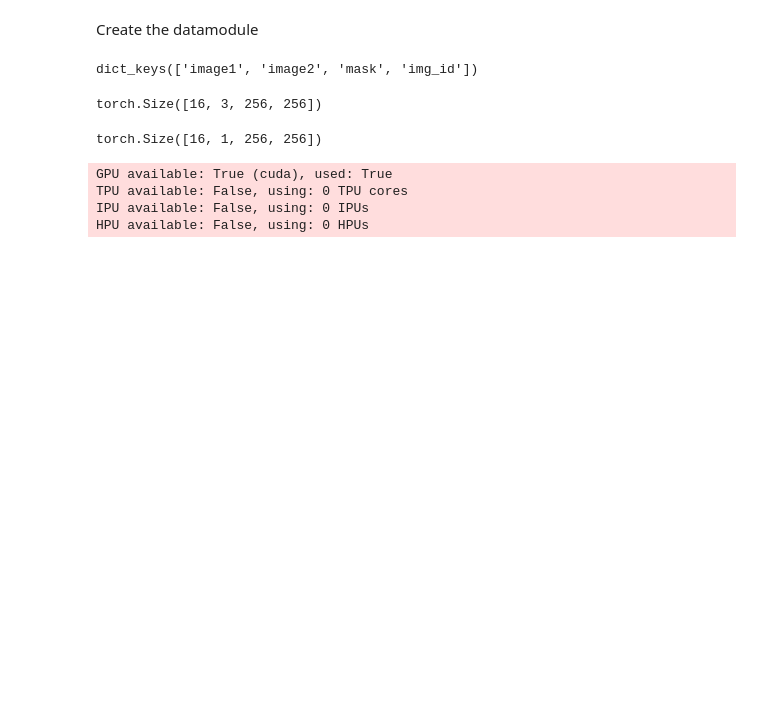
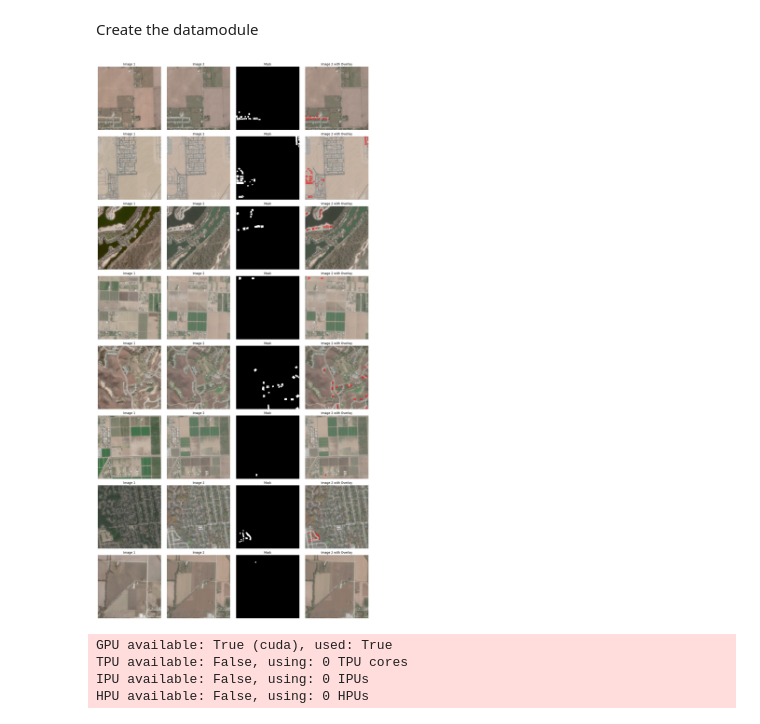
Before and after one commit to earthdaily/bids2023-hackathon, a Jupyter notebook: eda-venus-change-detection/train.ipynb, the cells around one changed output. Drawn from its saved outputs; the diff is of its cells as text; code cells hidden in the pictures; blank space fills up the shorter version.

```diff
--- a/eda-venus-change-detection/train.ipynb
+++ b/eda-venus-change-detection/train.ipynb
@@ -30,5 +37,5 @@ seed_everything(543)
 # %%
-root_dir = Path("/teamspace/studios/this_studio/data/VENUS_CHANGE_DATASET_CHIPPED_BEST")
+root_dir = Path("/teamspace/studios/this_studio/data/VENUS_CHANGE_DATASET")
 # %% [markdown]
 Keep the logic for generating splits now now, but we may want to create train.txt list etc to associate with the dataset
 # %%
@@ -66,9 +67,11 @@ device = torch.device("cuda" if torch.cuda.is_available() else "cpu")
 
 if device.type == "cuda":
     num_workers = 8
-    batch_size = 16
+    batch_size = 8
 else:
     num_workers = 0
     batch_size = 4
 
 datamodule = VCDDataModule(root_dir, train_folders, val_folders, test_folders, num_workers, batch_size)
+# datamodule.prepare_data() # placeholder for downloading data
+datamodule.setup()
@@ -81,20 +78,10 @@ batch = next(iter(datamodule.train_dataloader()))
-# %%
-batch.keys()
-# %% [output]
-dict_keys(['image1', 'image2', 'mask', 'img_id'])
-# %%
-batch['image1'].shape
-# %% [output]
-torch.Size([16, 3, 256, 256])
-# %%
-batch['mask'].shape
-# %% [output]
-torch.Size([16, 1, 256, 256])
 # %%
 # View batch
-
-# fig = plot_batch(batch)
-# fig.show()
+batch = next(iter(datamodule.train_dataloader()))
+fig = plot_batch(batch)
+fig.show()
+# %% [output]
+[figure, added]
 # %%
 class ChangeDetectionTask(LightningModule):
     """
@@ -155,20 +164,38 @@ class ChangeDetectionTask(LightningModule):
         self.log("test_iou", self.test_iou.compute())
 # %%
 model = ChangeDetectionTask(input_channels=3)
-# %%
-logger = TensorBoardLogger("tb_logs", name="VCD")
-
-trainer = Trainer(
-    min_epochs=100,
-    max_epochs=200,
-    logger=logger,
-    # precision=16
-)
-# %% [output]
-GPU available: True (cuda), used: True
-TPU available: False, using: 0 TPU cores
-IPU available: False, using: 0 IPUs
-HPU available: False, using: 0 HPUs
+# %%
+# tb_logger = TensorBoardLogger("tb_logs", name="VCD")
+
+wandb_logger = WandbLogger(
+    project="VCD",
+    log_model=True, # True or 'all'
+    save_dir = "wandb_logs"
+)
+
+early_stopping_callback = EarlyStopping(
+    monitor="val_loss",
+    min_delta=0.00,
+    patience=3,
+)
+
+lr_callback = LearningRateMonitor(
+    logging_interval="step",
+    log_momentum=True,
+)
+
+trainer = Trainer(
+    min_epochs=10,
+    max_epochs=500,
+    callbacks=[early_stopping_callback, lr_callback],
+    logger=wandb_logger,
+    # precision=16
+)
+# %% [output]
+GPU available: True (cuda), used: True
+TPU available: False, using: 0 TPU cores
+IPU available: False, using: 0 IPUs
+HPU available: False, using: 0 HPUs
 # %%
 trainer.fit(model, datamodule)
 # %% [output]
```
Also changed, not shown: parts of 11 cells of this notebook, 3 other files.
